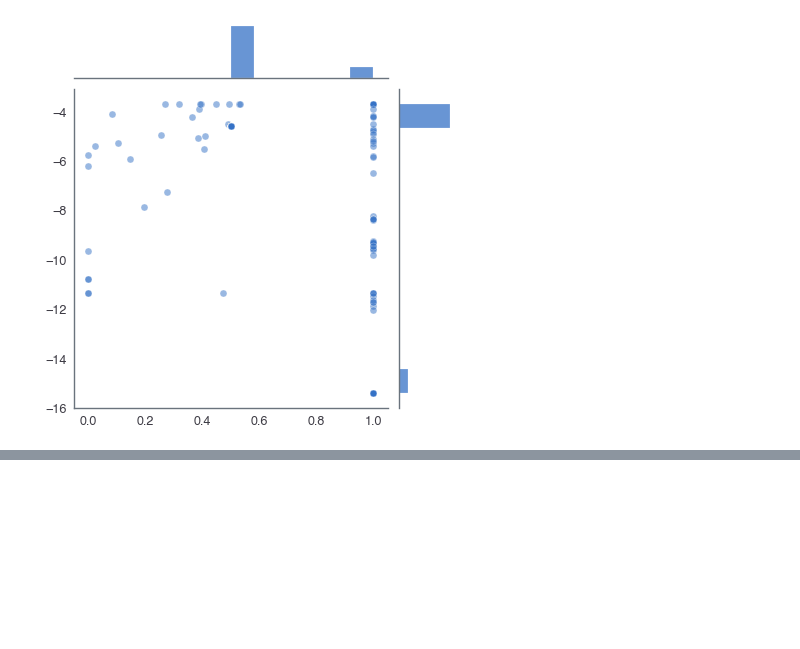
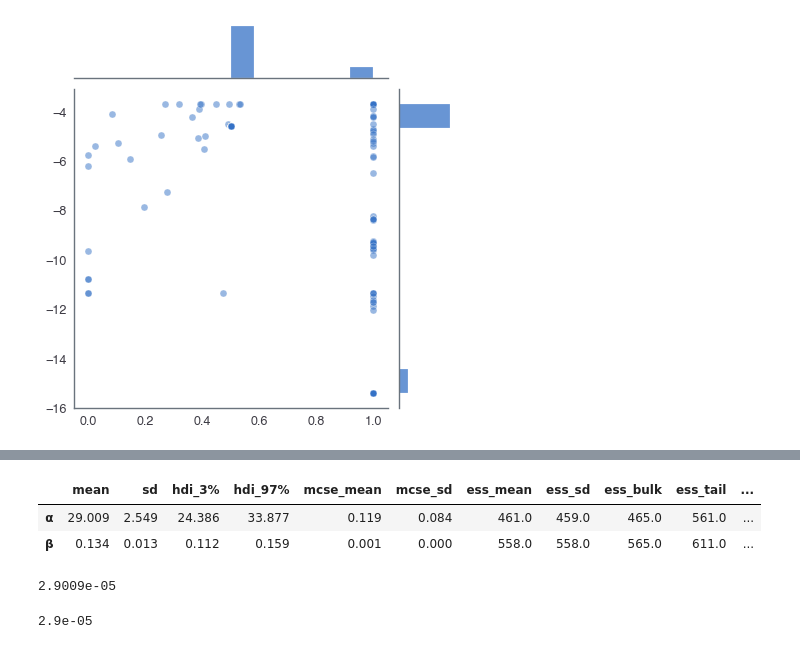
Before and after one commit to AurelienNioche/ActiveTeachingCollaborative, a Jupyter notebook: proba.ipynb, the cells around one changed output, grey strips where cells are left out. Cells and saved outputs as stored; diff of their text form; code cells hidden in the pictures; blank space fills up the shorter version.

```diff
--- a/proba.ipynb
+++ b/proba.ipynb
@@ -476,0 +580,13 @@ KeyboardInterrupt:
+# %%
+with pm.Model() as model:
+
+    α = pm.Uniform('α', lower=2e-07*10**6, upper=0.025*10**6)
+    β = pm.Uniform('β', lower=0.0001, upper=0.9999)
+
+    lp = - delta_rep * (α/10**6) * (1 - β) ** n_rep
+    logit_p = lp - np.log(1-np.exp(lp) + eps)
+
+    recall = pm.Bernoulli('recall', logit_p=logit_p, observed=success)
+
+with model:
+    trace = pm.sample(1000, tune=1000, chains=2, return_inferencedata=True)
@@ -476,0 +602,14 @@ KeyboardInterrupt:
+# %%
+display(az.summary(trace))
+# %% [output]
+|  | mean | sd | hdi_3% | hdi_97% | mcse_mean | mcse_sd | ess_mean | ess_sd | ess_bulk | ess_tail | ... |
+| α | 29.009 | 2.549 | 24.386 | 33.877 | 0.119 | 0.084 | 461.0 | 459.0 | 465.0 | 561.0 | ... |
+| β | 0.134 | 0.013 | 0.112 | 0.159 | 0.001 | 0.000 | 558.0 | 558.0 | 565.0 | 611.0 | ... |
+# %%
+29.009 / 10**6
+# %% [output]
+2.9009e-05
+# %%
+0.000029
+# %% [output]
+2.9e-05
```
Also changed, not shown: parts of 18 cells of this notebook.
